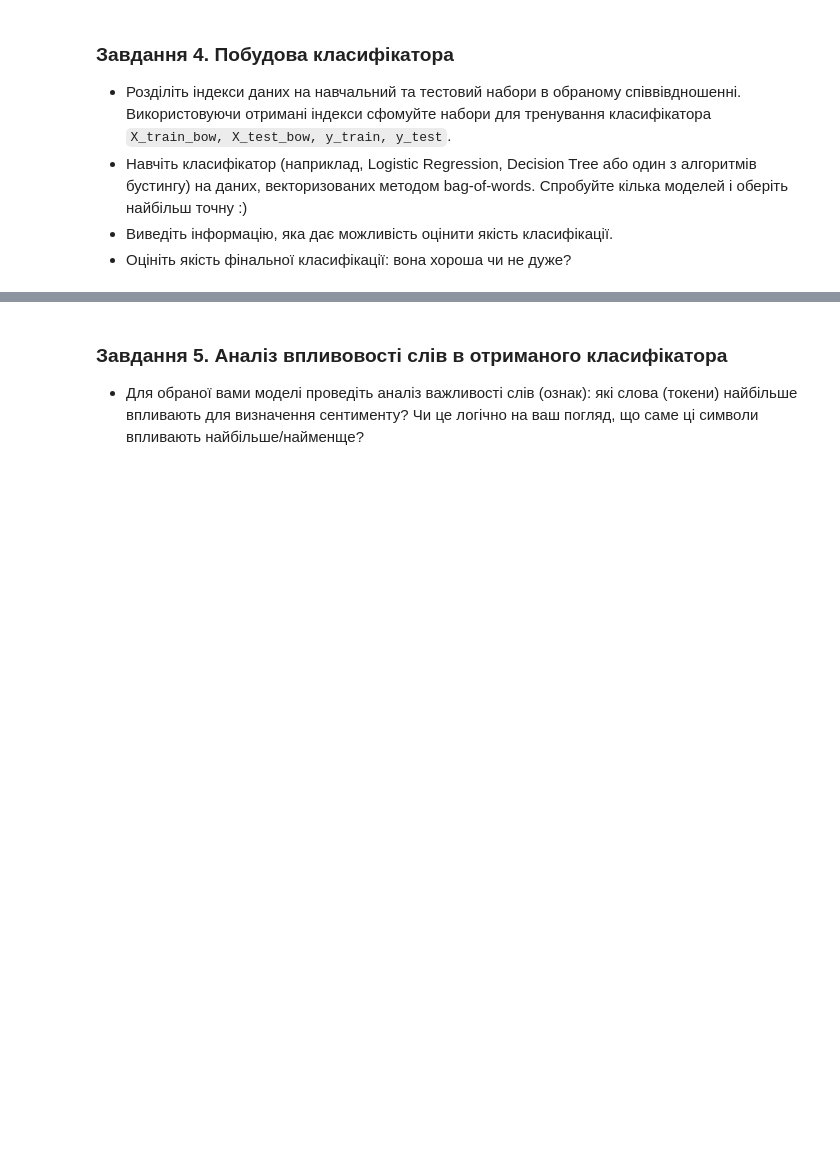
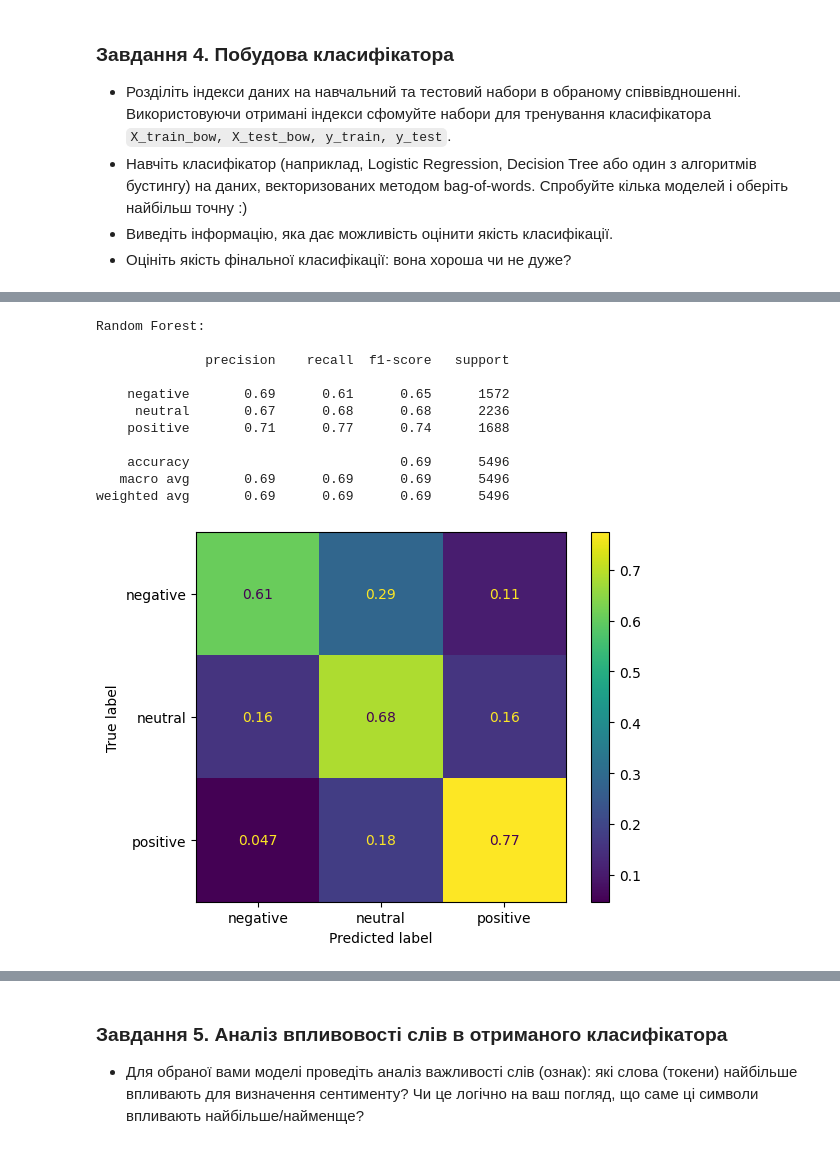
Before and after one commit to Maxstef/data-loves-ml-for-people-course, a Jupyter notebook: notebooks/4_1_nlp_intro/HW_NLP_Classification.ipynb, the cells around one changed output, grey strips where cells are left out. Cells and saved outputs as stored; diff of their text form; code cells hidden in the pictures; blank space fills up the shorter version.

```diff
--- a/notebooks/4_1_nlp_intro/HW_NLP_Classification.ipynb
+++ b/notebooks/4_1_nlp_intro/HW_NLP_Classification.ipynb
@@ -368,0 +493,9 @@ inputs.shape
+# %%
+# train random forest
+from sklearn.ensemble import RandomForestClassifier
+
+# use ccp_alpha to avoid too much overfitting
+model_rf = RandomForestClassifier(n_estimators=50, ccp_alpha=1e-6, random_state=42)
+# %%
+%%time
+model_rf.fit(X_train_bow, y_train)
@@ -368,0 +506,8 @@ inputs.shape
+# %%
+# make r forest prediction
+preds_train_rf = model_rf.predict(X_train_bow)
+preds_test_rf = model_rf.predict(X_test_bow)
+
+# decode target
+preds_train_rf = le.inverse_transform(preds_train_rf)
+preds_test_rf = le.inverse_transform(preds_test_rf)
@@ -368,0 +606,17 @@ inputs.shape
+# %%
+print("Random Forest:\n")
+print(classification_report(y_test_decoded, preds_test_rf))
+ConfusionMatrixDisplay.from_predictions(y_test_decoded, preds_test_rf, normalize='true');
+# %% [output]
+Random Forest:
+
+              precision    recall  f1-score   support
+
+    negative       0.69      0.61      0.65      1572
+     neutral       0.67      0.68      0.68      2236
+    positive       0.71      0.77      0.74      1688
+
+    accuracy                           0.69      5496
+   macro avg       0.69      0.69      0.69      5496
+weighted avg       0.69      0.69      0.69      5496
+[figure, added]
```
Also changed, not shown: parts of 43 cells of this notebook.
